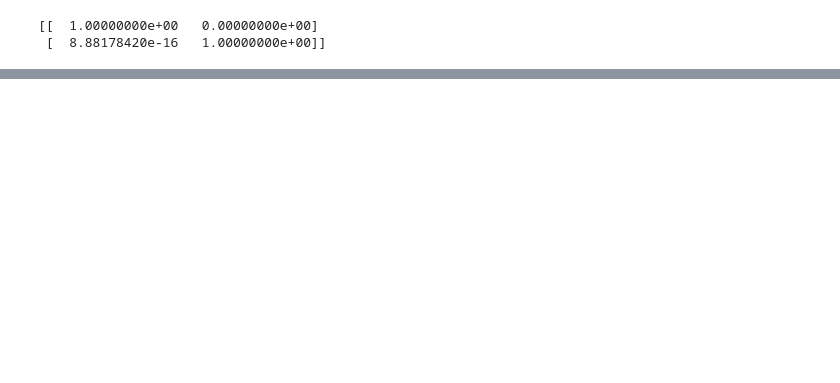
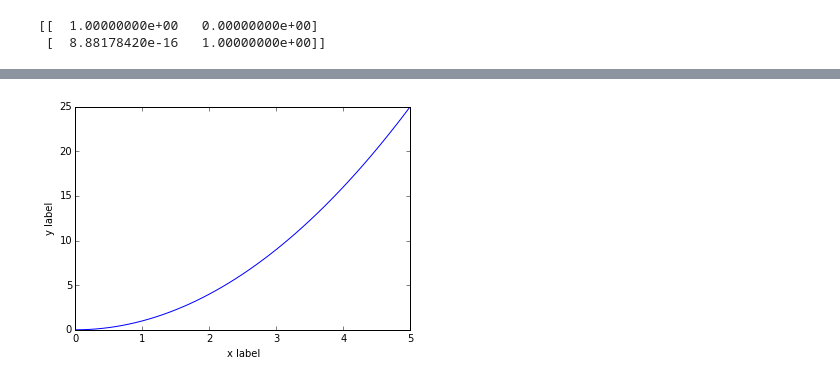
Before and after one commit to mla96/Shared-Code, a Jupyter notebook: 08/Lecture 8.ipynb, the cells around one changed output, grey strips where cells are left out. Saved outputs shown, nothing was run; the diff lists cells and outputs as text; code cells hidden in the pictures; blank space fills up the shorter version.

```diff
--- a/08/Lecture 8.ipynb
+++ b/08/Lecture 8.ipynb
@@ -327,0 +441,7 @@ print A*A.I
+# %%
+p.plot(x, y)
+p.ylabel('y label')
+p.xlabel('x label')
+p.show()
+# %% [output]
+[figure, added]
```
Also changed, not shown: parts of 50 cells of this notebook.
